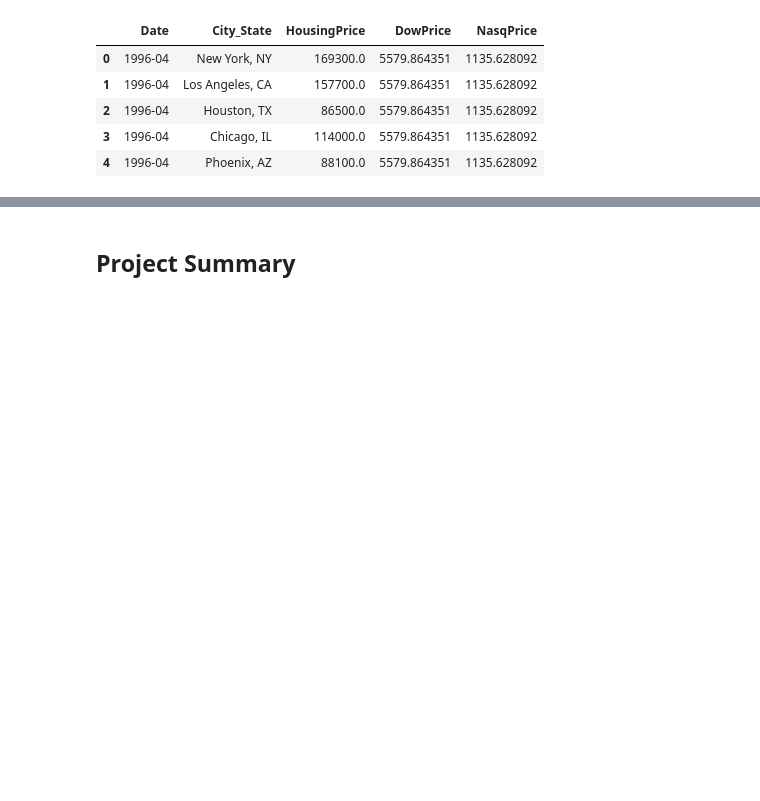
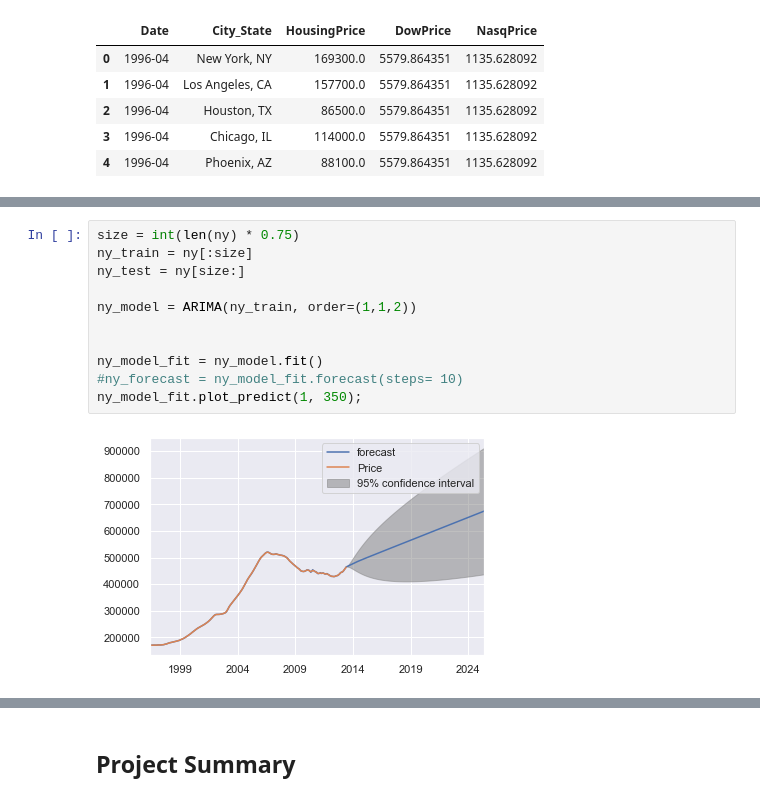
Before and after one commit to leehongc/housing, a Jupyter notebook: HousingProject.ipynb, the cells around one changed output, grey strips where cells are left out. Saved outputs shown, nothing was run; the diff lists cells and outputs as text; blank space fills up the shorter version.

Commit message:
Checkpoint Checkpoint 1/23/20 Added ARIMA

```diff
--- a/HousingProject.ipynb
+++ b/HousingProject.ipynb
@@ -539,0 +592,13 @@ zildow = sns.lineplot(x='Date', y='Price', hue='Category', data=zildowreshaped)
+# %%
+size = int(len(ny) * 0.75)
+ny_train = ny[:size]
+ny_test = ny[size:]
+
+ny_model = ARIMA(ny_train, order=(1,1,2))
+
+
+ny_model_fit = ny_model.fit()
+#ny_forecast = ny_model_fit.forecast(steps= 10)
+ny_model_fit.plot_predict(1, 350);
+# %% [output]
+[figure, added]
```
Also changed, not shown: parts of 13 cells of this notebook.
